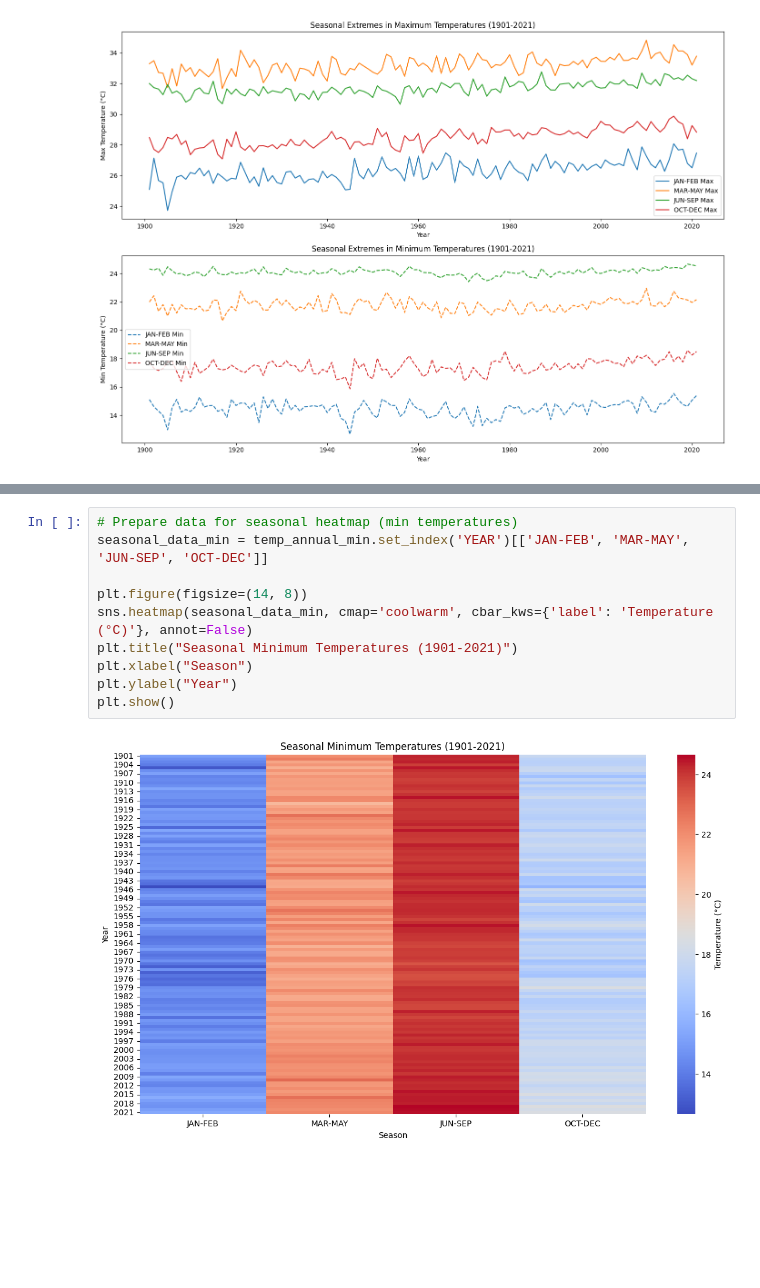
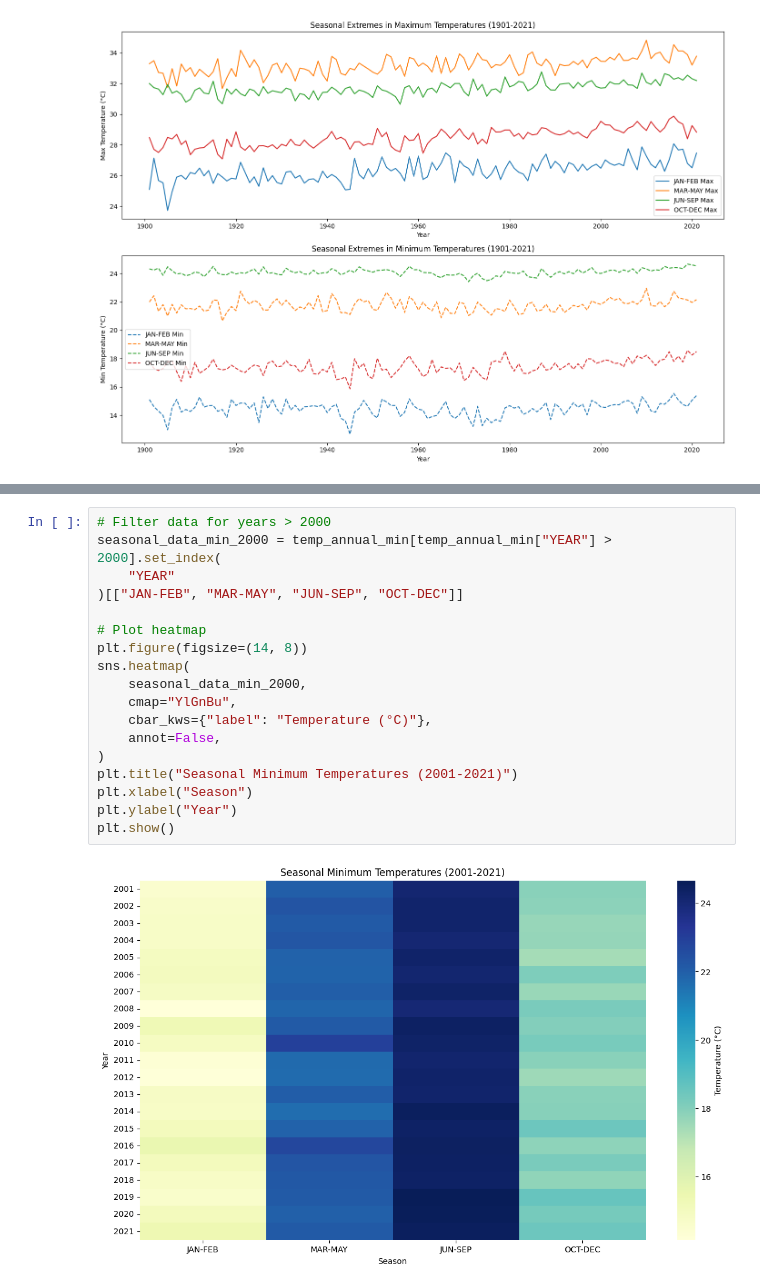
Before and after one commit to nandhu-44/R-Project, a Jupyter notebook: temperature.ipynb, the cells around one changed output, grey strips where cells are left out. Saved outputs shown, nothing was run; the diff lists cells and outputs as text; blank space fills up the shorter version.

```diff
--- a/temperature.ipynb
+++ b/temperature.ipynb
@@ -198,12 +206,20 @@ plt.show()
 # %%
-# Prepare data for seasonal heatmap (min temperatures)
-seasonal_data_min = temp_annual_min.set_index('YEAR')[['JAN-FEB', 'MAR-MAY', 'JUN-SEP', 'OCT-DEC']]
+# Filter data for years > 2000
+seasonal_data_min_2000 = temp_annual_min[temp_annual_min["YEAR"] > 2000].set_index(
+    "YEAR"
+)[["JAN-FEB", "MAR-MAY", "JUN-SEP", "OCT-DEC"]]
 
+# Plot heatmap
 plt.figure(figsize=(14, 8))
-sns.heatmap(seasonal_data_min, cmap='coolwarm', cbar_kws={'label': 'Temperature (°C)'}, annot=False)
-plt.title("Seasonal Minimum Temperatures (1901-2021)")
+sns.heatmap(
+    seasonal_data_min_2000,
+    cmap="YlGnBu",
+    cbar_kws={"label": "Temperature (°C)"},
+    annot=False,
+)
+plt.title("Seasonal Minimum Temperatures (2001-2021)")
 plt.xlabel("Season")
 plt.ylabel("Year")
 plt.show()
 # %% [output]
-[figure, old version]
+[figure, new version]
```
Also changed, not shown: parts of 1 cell of this notebook.
